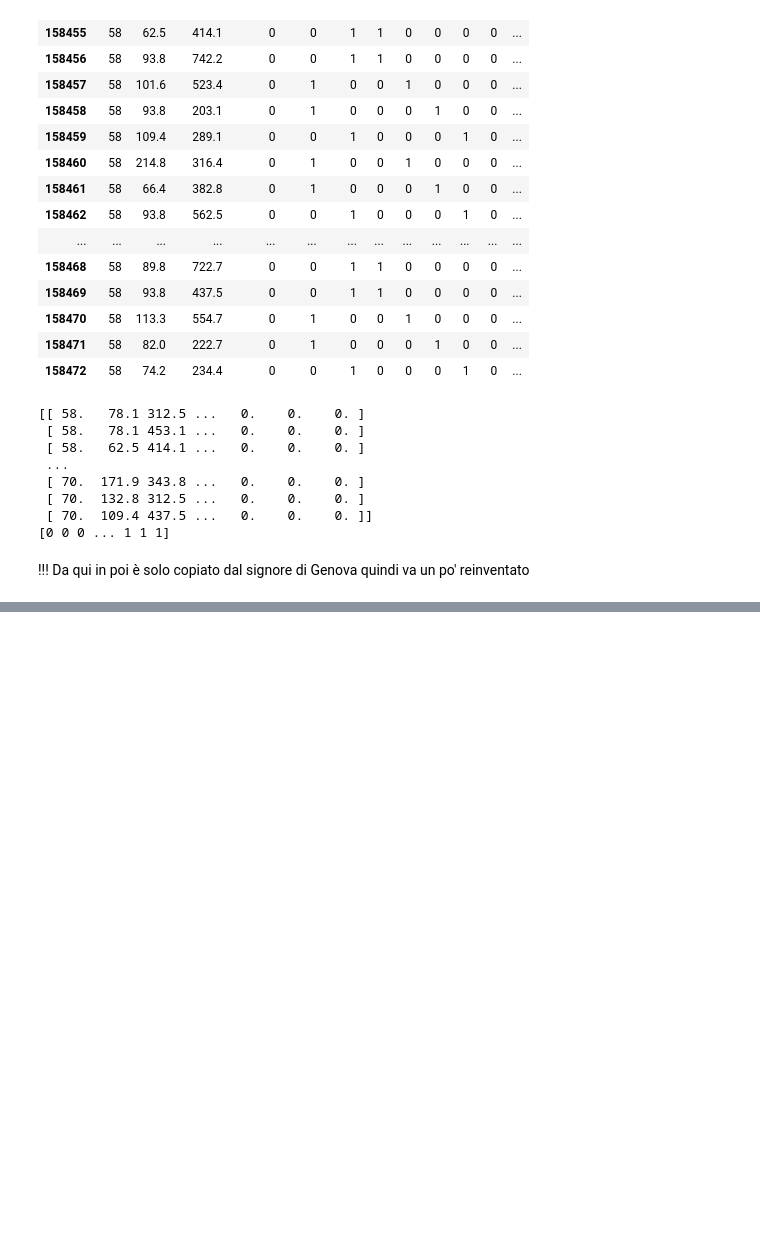
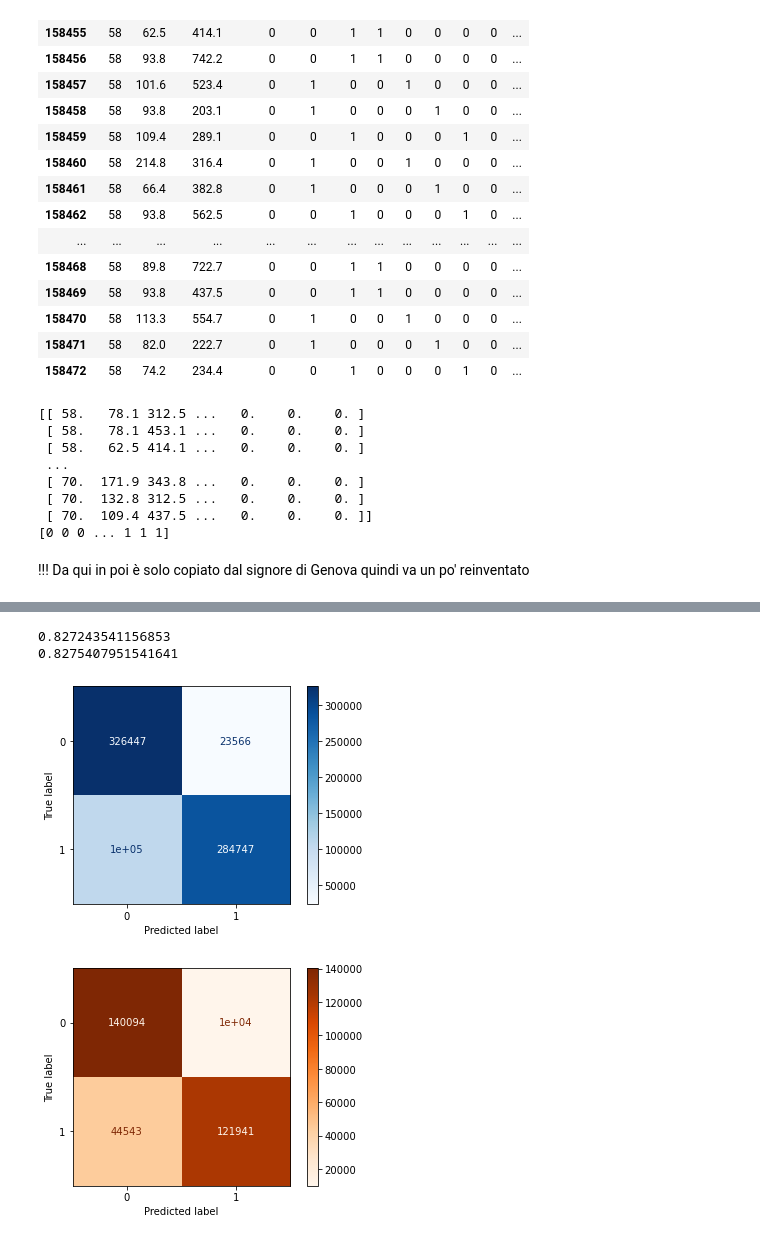
Before and after one commit to simonesinceri/ML-Project, a Jupyter notebook: parkinson.ipynb, the cells around one changed output, grey strips where cells are left out. Cells and saved outputs as stored; diff of their text form; code cells hidden in the pictures; blank space fills up the shorter version.

```diff
--- a/parkinson.ipynb
+++ b/parkinson.ipynb
@@ -356,0 +409,45 @@ y_pred_LogReg = classifierLogReg.predict(x_test)
+# %%
+# Naive Bayes classification
+
+from sklearn.naive_bayes import GaussianNB
+classifierBAYES = GaussianNB()
+classifierBAYES.fit(x_train, y_train)
+
+y_pred_BAYES0 = classifierBAYES.predict(x_train)
+y_pred_BAYES = classifierBAYES.predict(x_test)
+
+CM_BAYES0 = confusion_matrix(y_train, y_pred_BAYES0)
+PercBAYES0 = (CM_BAYES0[0,0]+CM_BAYES0[1,1])/CM_BAYES0.sum()
+
+CM_BAYES = confusion_matrix(y_test, y_pred_BAYES)
+PercBAYES = (CM_BAYES[0,0]+CM_BAYES[1,1])/CM_BAYES.sum()
+# %%
+# Decision Tree classification
+
+from sklearn.tree import DecisionTreeClassifier
+classifierTREE = DecisionTreeClassifier(criterion = 'entropy', splitter = "best", max_depth = 5, random_state = 0)
+classifierTREE.fit(x_train, y_train)
+
+# provare la profondita e capire perche
+
+y_pred_TREE = classifierTREE.predict(x_test)
+y_pred_TREE0 = classifierTREE.predict(x_train)
+
+CM_TREE0 = confusion_matrix(y_train, y_pred_TREE0)
+PercTREE0 = (CM_TREE0[0,0]+CM_TREE0[1,1])/CM_TREE0.sum()
+
+CM_TREE = confusion_matrix(y_test, y_pred_TREE)
+PercTREE = (CM_TREE[0,0]+CM_TREE[1,1])/CM_TREE.sum()
+
+cmd0 = ConfusionMatrixDisplay(CM_TREE0)
+cmd = ConfusionMatrixDisplay(CM_TREE)
+cmd0.plot(cmap = "Blues")
+cmd.plot(cmap = "Oranges")
+
+print(PercTREE0)
+print(PercTREE)
+# %% [output]
+0.827243541156853
+0.8275407951541641
+[figure, added]
+[figure, added]
```
Also changed, not shown: parts of 22 cells of this notebook.
